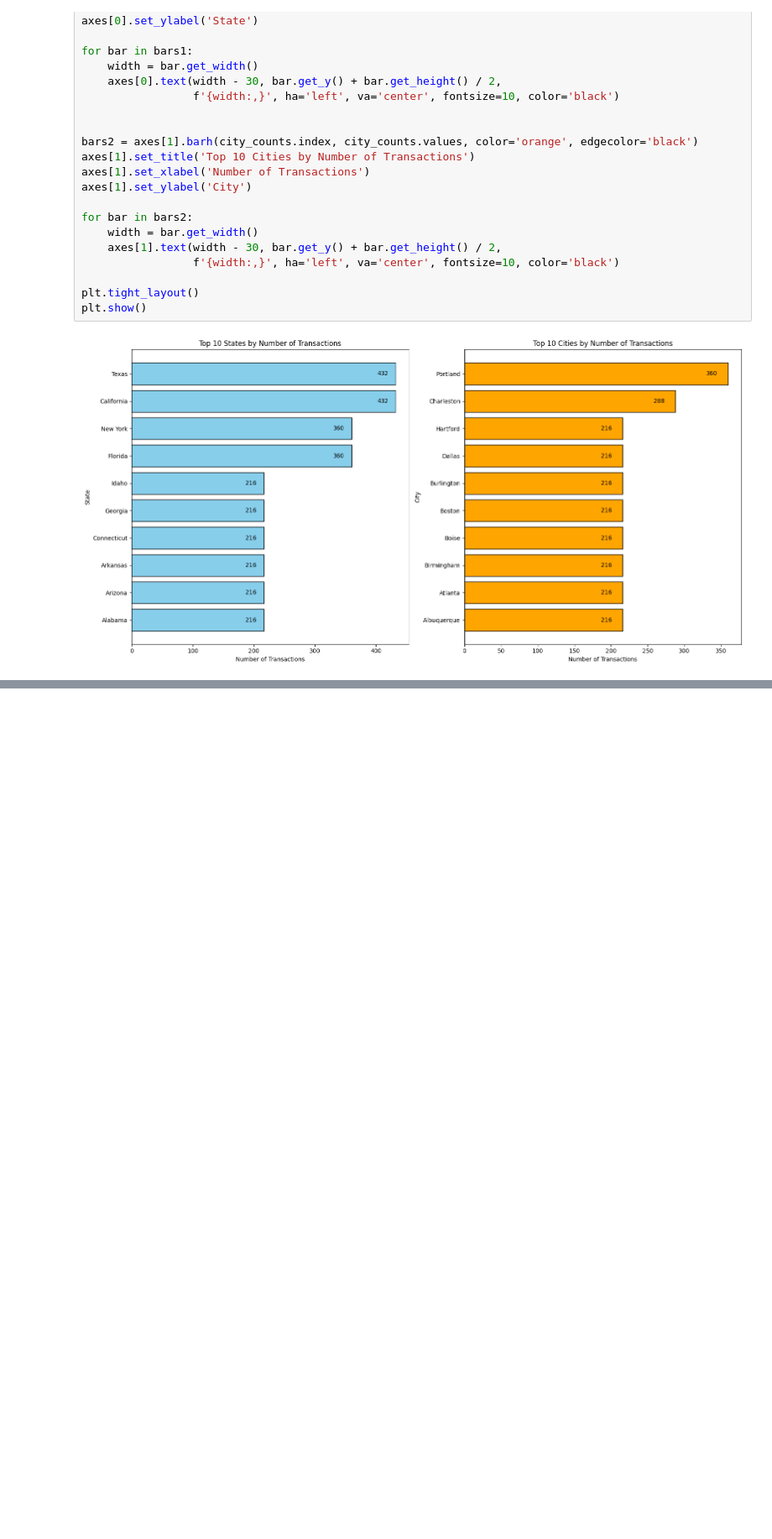
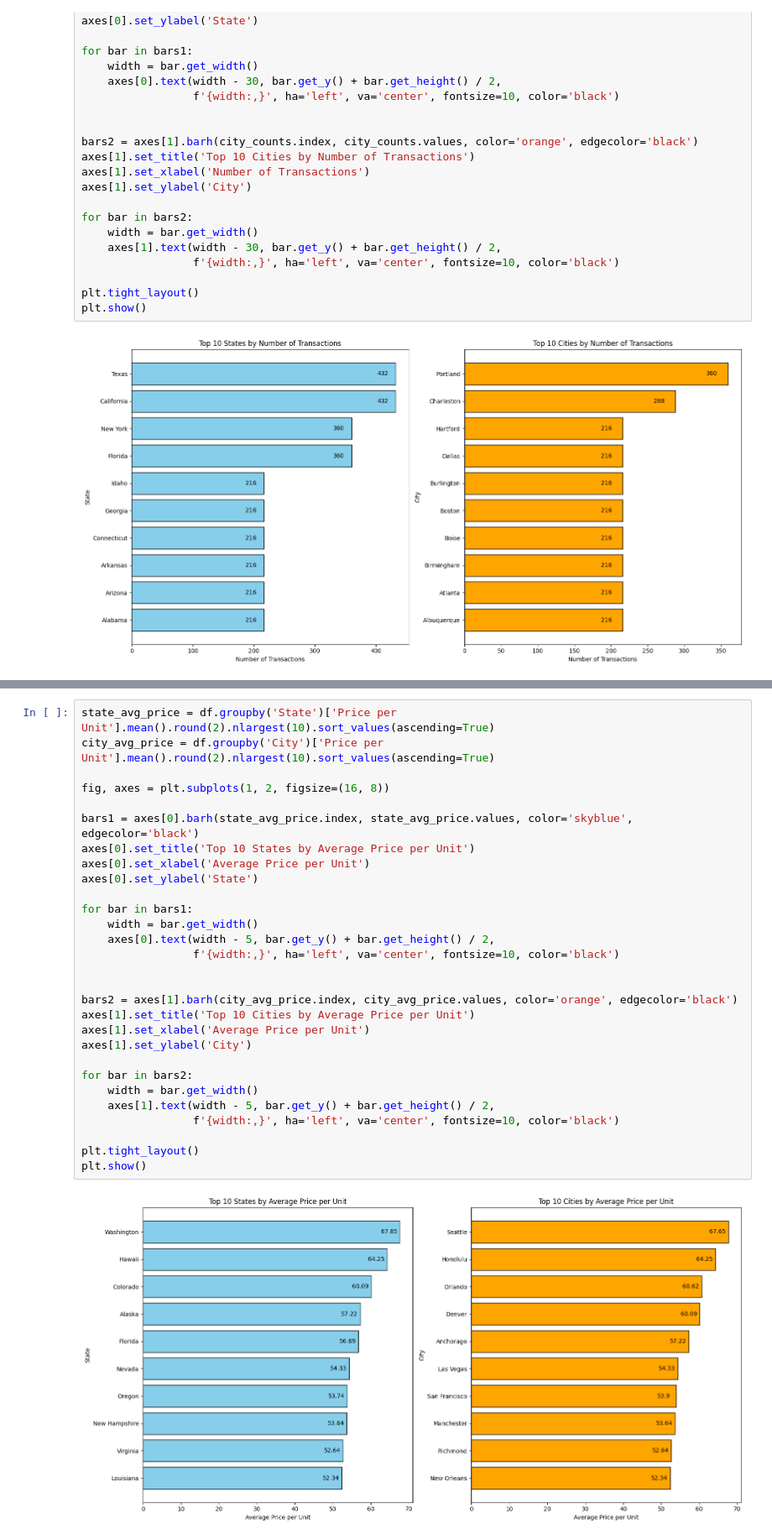
Before and after one commit to GrzegorzPus/Adidas-US-Sales-Analysis, a Jupyter notebook: Exploratory Data Analysis.ipynb, the cells around one changed output, grey strips where cells are left out. Shown: that part at 84% size. Cells and saved outputs as stored; diff of their text form; blank space fills up the shorter version.

```diff
--- a/Exploratory Data Analysis.ipynb
+++ b/Exploratory Data Analysis.ipynb
@@ -387,0 +440,31 @@ plt.show()
+# %%
+state_avg_price = df.groupby('State')['Price per Unit'].mean().round(2).nlargest(10).sort_values(ascending=True)
+city_avg_price = df.groupby('City')['Price per Unit'].mean().round(2).nlargest(10).sort_values(ascending=True)
+
+fig, axes = plt.subplots(1, 2, figsize=(16, 8))
+
+bars1 = axes[0].barh(state_avg_price.index, state_avg_price.values, color='skyblue', edgecolor='black')
+axes[0].set_title('Top 10 States by Average Price per Unit')
+axes[0].set_xlabel('Average Price per Unit')
+axes[0].set_ylabel('State')
+
+for bar in bars1:
+    width = bar.get_width()
+    axes[0].text(width - 5, bar.get_y() + bar.get_height() / 2,
+                 f'{width:,}', ha='left', va='center', fontsize=10, color='black')
+
+
+bars2 = axes[1].barh(city_avg_price.index, city_avg_price.values, color='orange', edgecolor='black')
+axes[1].set_title('Top 10 Cities by Average Price per Unit')
+axes[1].set_xlabel('Average Price per Unit')
+axes[1].set_ylabel('City')
+
+for bar in bars2:
+    width = bar.get_width()
+    axes[1].text(width - 5, bar.get_y() + bar.get_height() / 2,
+                 f'{width:,}', ha='left', va='center', fontsize=10, color='black')
+
+plt.tight_layout()
+plt.show()
+# %% [output]
+[figure, added]
```
Also changed, not shown: parts of 11 cells of this notebook.
